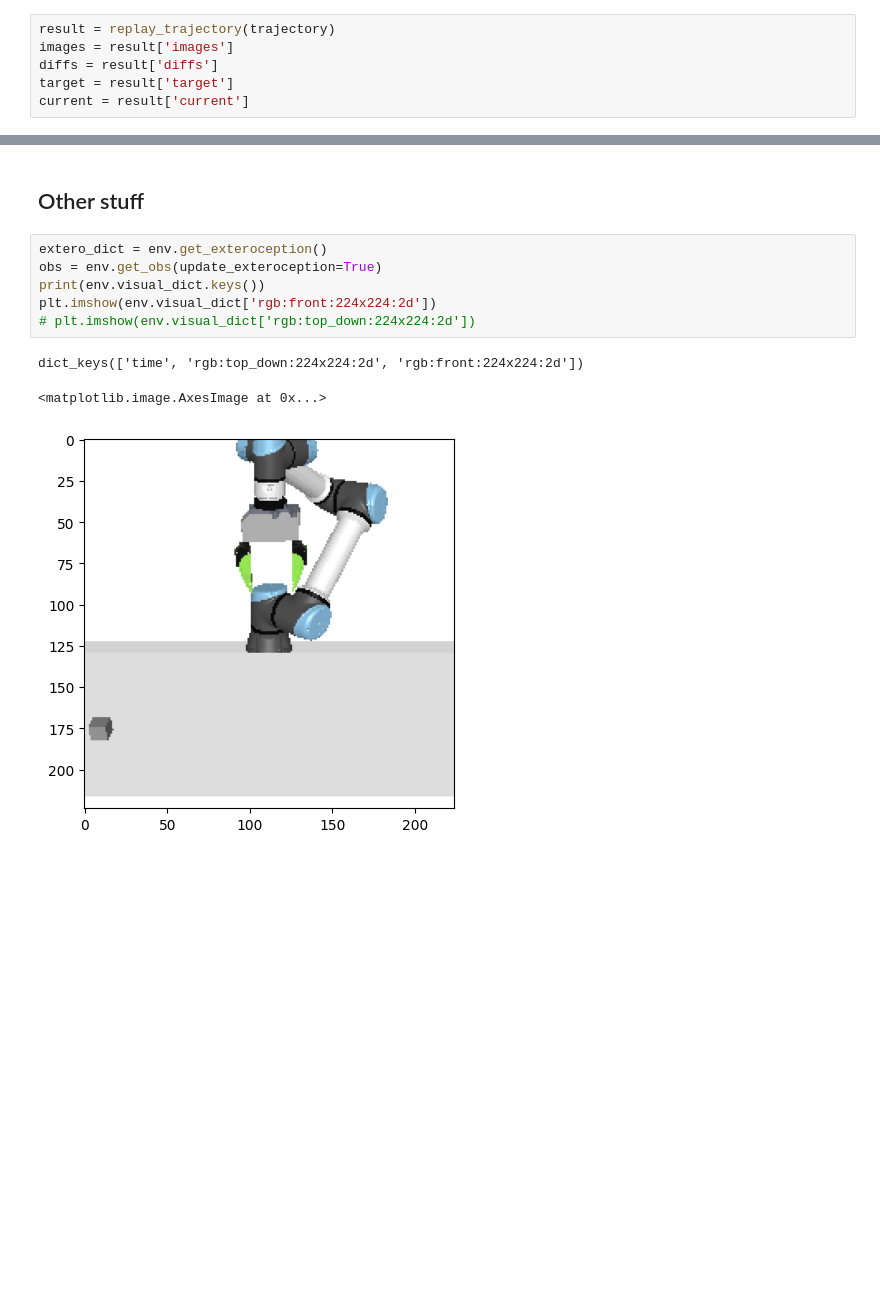
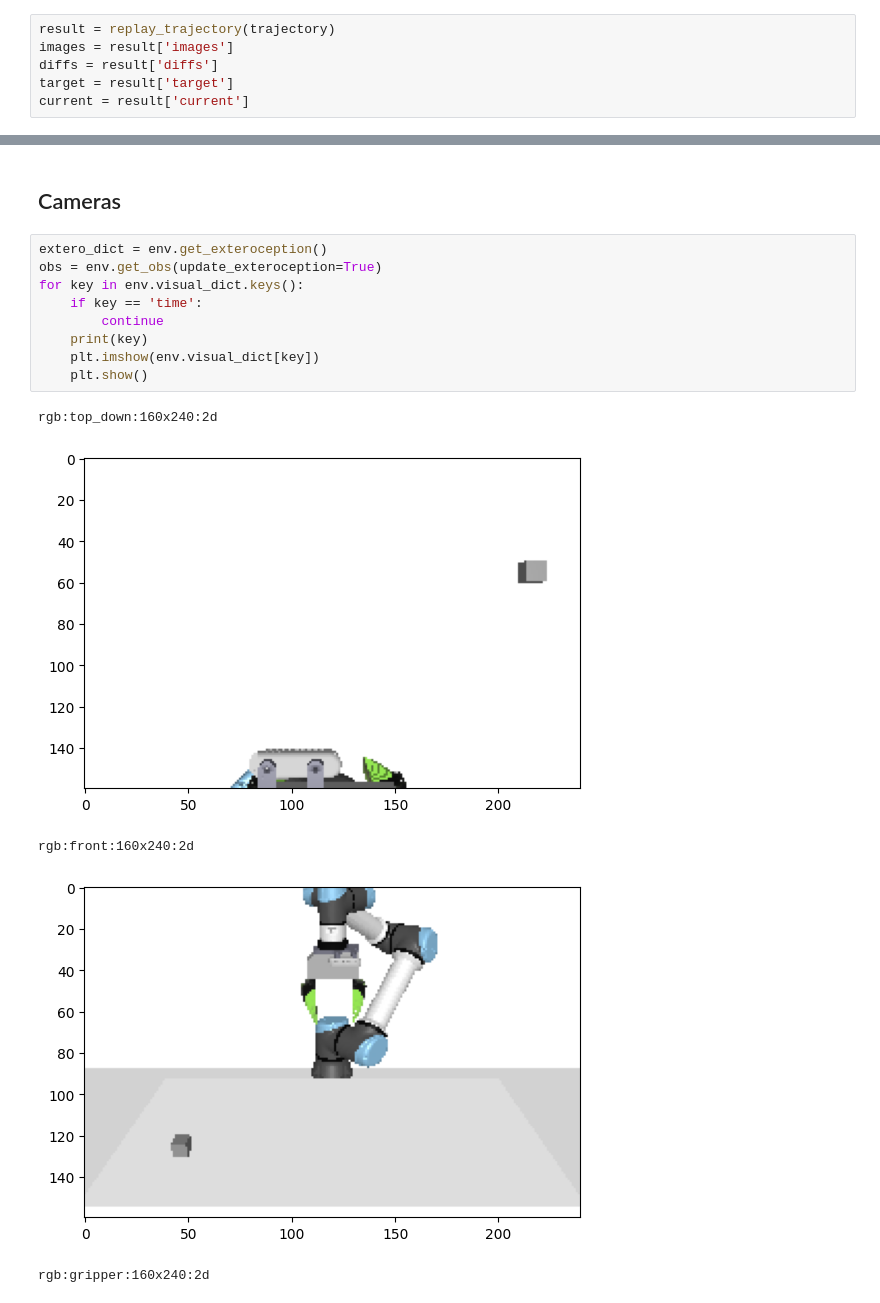
Before and after one commit to lklimkiewicz7/robohive-plus, a Jupyter notebook: extra/replay_trajectory.ipynb, the cells around one changed output, grey strips where cells are left out. Drawn from its saved outputs; the diff is of its cells as text; blank space fills up the shorter version.

```diff
--- a/extra/replay_trajectory.ipynb
+++ b/extra/replay_trajectory.ipynb
@@ -116,12 +116,17 @@ for i in range(7):
-# %% [markdown]
-## Other stuff
+# %% [markdown]
+## Cameras
 # %%
 extero_dict = env.get_exteroception()
 obs = env.get_obs(update_exteroception=True)
-print(env.visual_dict.keys())
-plt.imshow(env.visual_dict['rgb:front:224x224:2d'])
-# plt.imshow(env.visual_dict['rgb:top_down:224x224:2d'])
+for key in env.visual_dict.keys():
+    if key == 'time':
+        continue
+    print(key)
+    plt.imshow(env.visual_dict[key])
+    plt.show()
 # %% [output]
-dict_keys(['time', 'rgb:top_down:224x224:2d', 'rgb:front:224x224:2d'])
+rgb:top_down:160x240:2d
+[figure, new version]
-<matplotlib.image.AxesImage at 0x...>
+rgb:front:160x240:2d
-[figure, old version]
+[figure, added]
+rgb:gripper:160x240:2d
```
Also changed, not shown: parts of 5 cells of this notebook, 13 other files.
